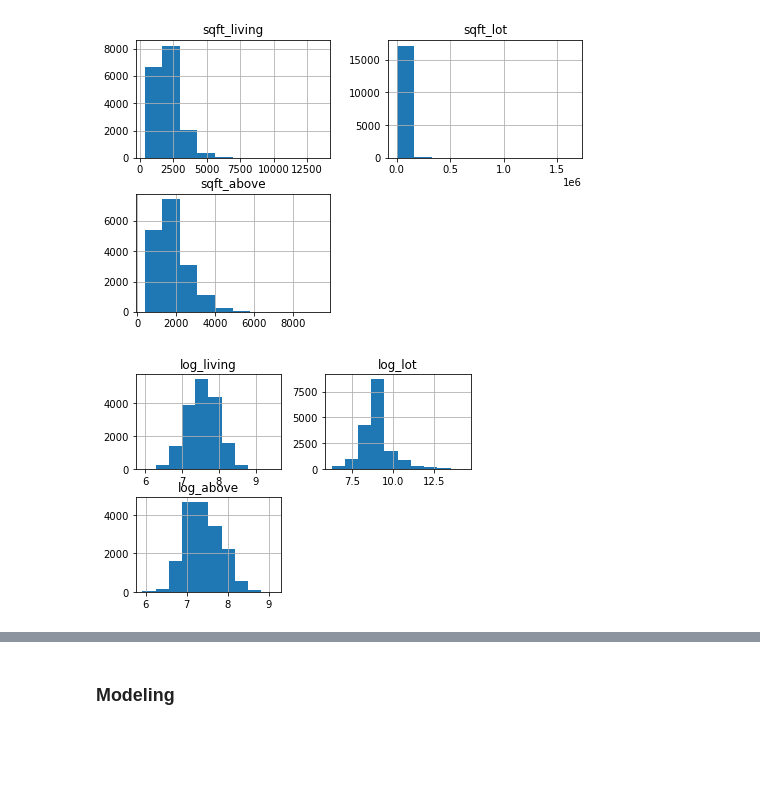
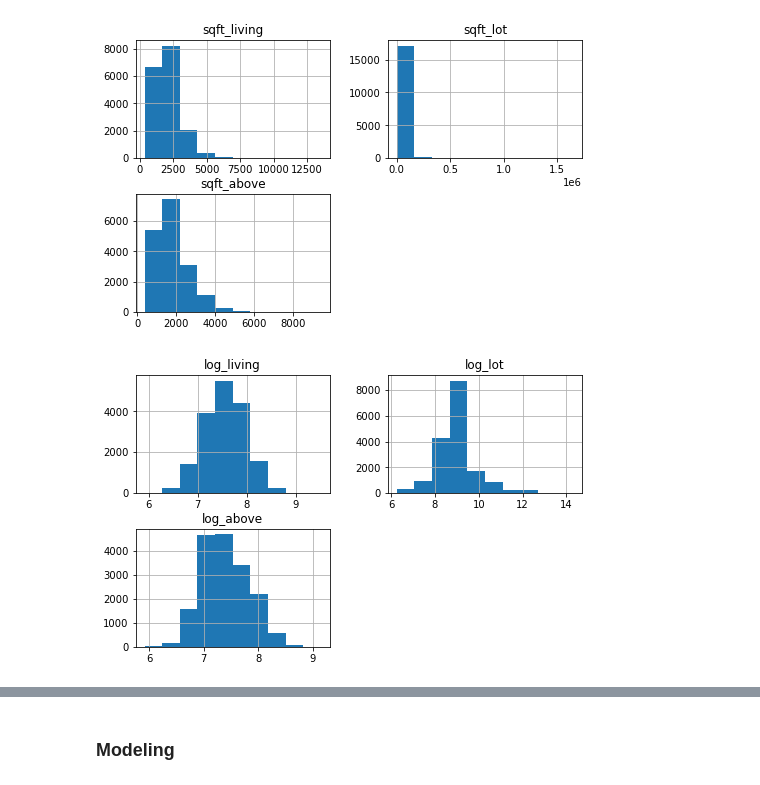
Before and after one commit to wong-ricky/House-Price, a Jupyter notebook: House Price.ipynb, the cells around one changed output, grey strips where cells are left out. Cells and saved outputs as stored; diff of their text form; code cells hidden in the pictures; blank space fills up the shorter version.

```diff
--- a/House Price.ipynb
+++ b/House Price.ipynb
@@ -51,4 +52,5 @@ Data columns (total 21 columns):
 dtypes: float64(8), int64(11), object(2)
 memory usage: 3.5+ MB
 # %%
-kc_house_data_df.drop(['date','view','zipcode','lat','long','sqft_living15','sqft_lot15', 'waterfront'], axis=1, inplace=True)
+drop = ['date','view','zipcode','lat','long','sqft_living15','sqft_lot15', 'waterfront']
+kc_house_data_df.drop(drop, axis=1, inplace=True)
@@ -192,5 +197,2 @@ clean_house_data_df.drop(labels=15856, axis=0, inplace=True)
 clean_house_data_df.loc[(clean_house_data_df['yr_renovated'] > 0), 'yr_renovated'] = 1
 clean_house_data_df.rename(columns={'yr_renovated':'renovated'}, inplace=True)
-# %%
-#make price easier to see
-clean_house_data_df['price'] = clean_house_data_df['price'].map(lambda x: x/1000)
@@ -268,12 +278,12 @@ data_pred[['sqft_living', 'sqft_lot', 'sqft_above']].hist(figsize =[8,5]);
 # %%
 # predictors after log transform
 data_log = pd.DataFrame([])
 data_log['log_living'] = np.log(data_pred['sqft_living'])
 data_log['log_lot'] = np.log(data_pred['sqft_lot'])
 data_log['log_above'] = np.log(data_pred['sqft_above'])
-data_log.hist();
+data_log.hist(figsize =[8,5]);
 # %% [output]
-[figure, old version]
+[figure, new version]
 # %%
 # standard
 std_scale = preprocessing.StandardScaler().fit(data_log[['log_living', 'log_lot', 'log_above']])
```
Also changed, not shown: parts of 50 cells of this notebook, 9 other files.
